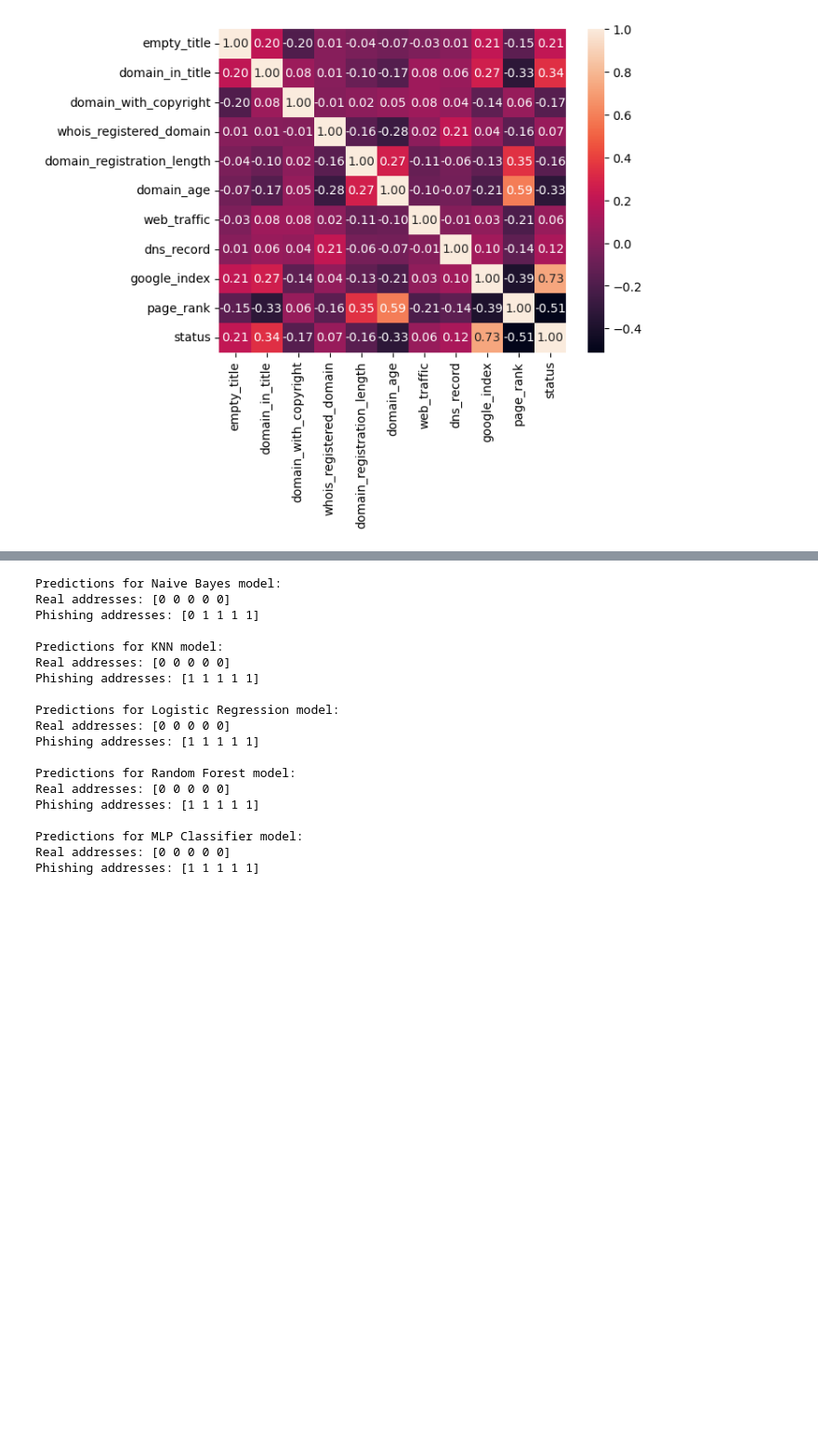
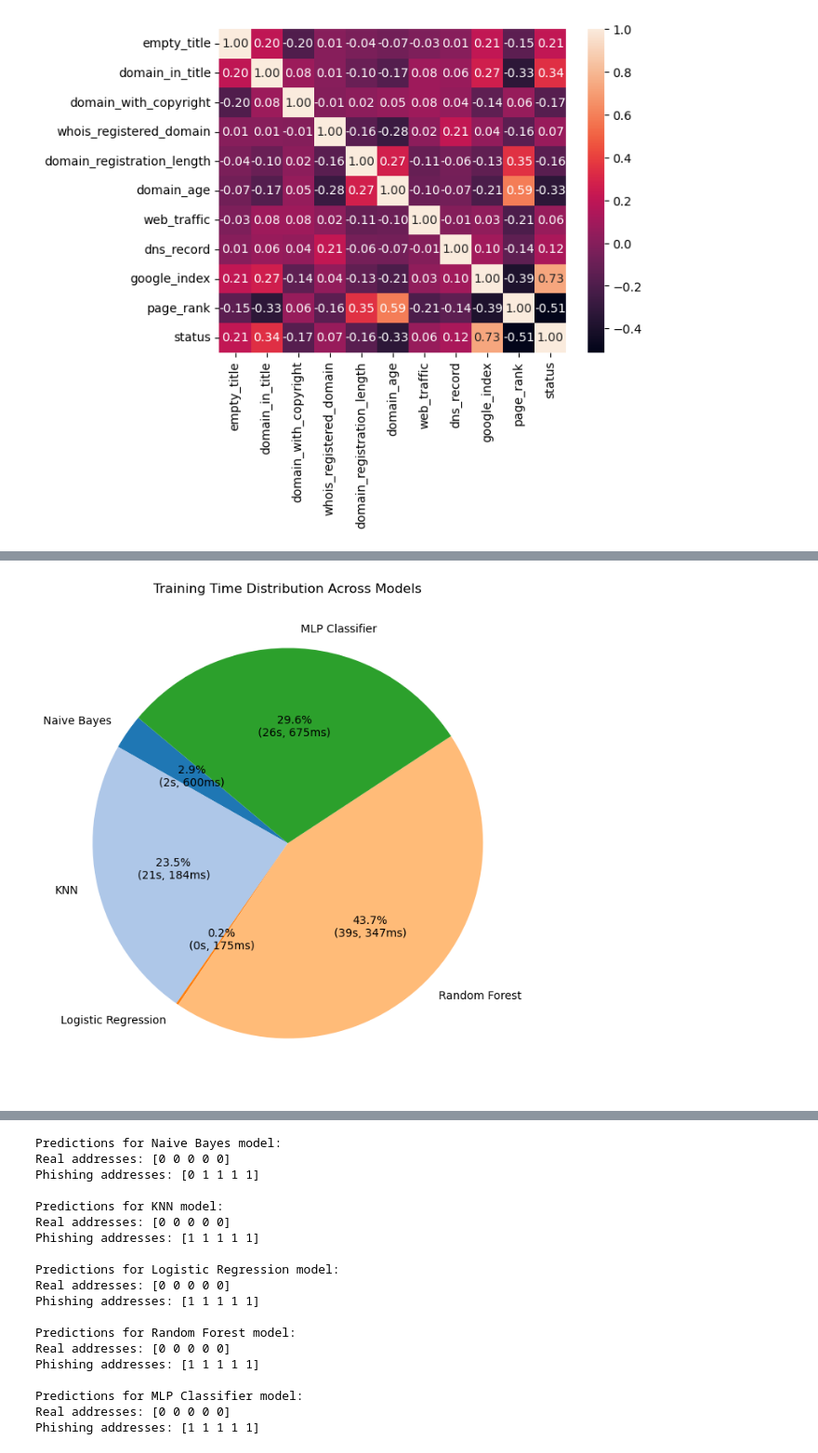
Before and after one commit to De221/Phishing_detection_algorithms, a Jupyter notebook: Trainer.ipynb, the cells around one changed output, grey strips where cells are left out. Shown: that part at 93% size. Cells and saved outputs as stored; diff of their text form; code cells hidden in the pictures; blank space fills up the shorter version.

```diff
--- a/Trainer.ipynb
+++ b/Trainer.ipynb
@@ -312,3 +318,21 @@ Training finished at: 23:41:14
+# %%
+# Plot the pie chart
+plt.figure(figsize=(8, 8))
+labels = training_times.keys()
+values = training_times.values()
+
+def autopct_format(pct, all_values):
+    total = sum(all_values)
+    raw_value = pct * total / 100
+    seconds = int(raw_value)  # Extract seconds
+    milliseconds = int((raw_value - seconds) * 1000)  # Extract milliseconds
+    return f"{pct:.1f}%\n({seconds}s, {milliseconds}ms)"
+
+plt.pie(values, labels=labels, autopct=lambda pct: autopct_format(pct, values), startangle=140, colors=plt.cm.tab20.colors)
+plt.title("Training Time Distribution Across Models")
+plt.show()
+# %% [output]
+[figure, added]
 # %%
 # Print the training results for each model
 for name, grid_search in trained_models.items():
```
Also changed, not shown: parts of 10 cells of this notebook.
